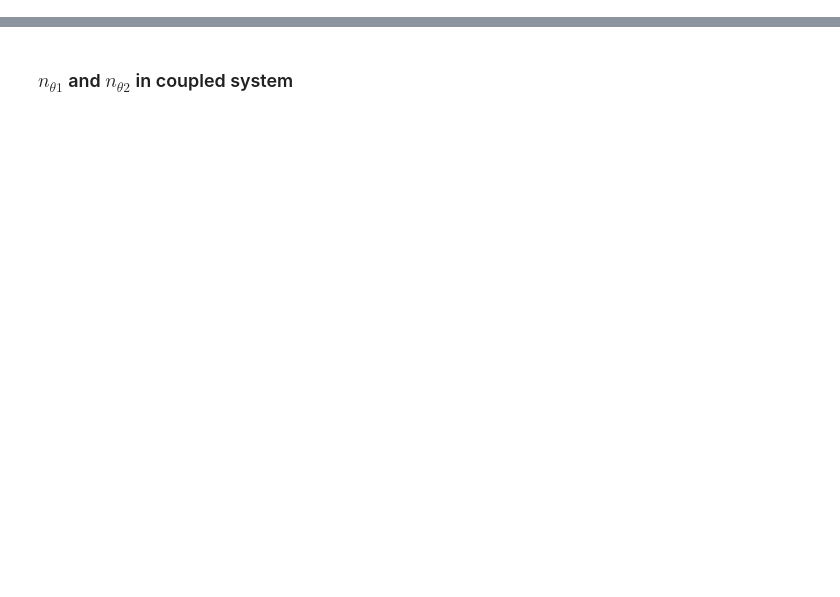
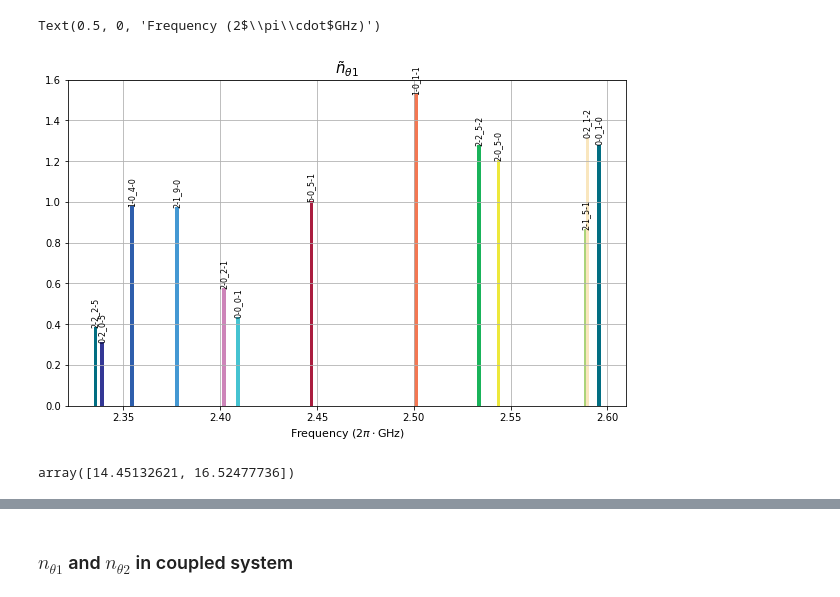
Before and after one commit to Zhenxing2020/two_qubit_gate_for_zero_pi_qubit, a Jupyter notebook: cz/cz_n_op.ipynb, the cells around one changed output, grey strips where cells are left out. Saved outputs shown, nothing was run; the diff lists cells and outputs as text; code cells hidden in the pictures; blank space fills up the shorter version.

```diff
--- a/cz/cz_n_op.ipynb
+++ b/cz/cz_n_op.ipynb
@@ -22,0 +145,4 @@ from IPython.display import display, Math
+# %%
+for i,j,k in zip(w_trans, n_trans, trans_int):
+    if xlims[0] < i/(2*np.pi) < xlims[1]:
+        print(f'{i},  {j},  {k}')
@@ -22,0 +195,33 @@ from IPython.display import display, Math
+# %%
+logi_state = ['0-0', '0-2', '2-0', '2-2', '1-0', '2-1', '5-0']
+state_interest = logi_state
+w_trans, n_trans, trans_int = get_w_trans(30, eval_tot, hspace_full, n_theta0_dress, state_interest)
+
+width = 0.8
+y_shift = 0.0
+state_overlap = ['47-91', '9-31']
+x_shift = [-0.3,-0.3]
+xlims = (2.3, 2.63)
+fig, ax = plt.subplots(figsize=(10, 6))
+
+for i in range(len(w_trans)):
+    if xlims[0] < w_trans[i]/(2*np.pi) < xlims[1]:
+        txt_label = str(trans_int[i][0]) + '_' + str(trans_int[i][1])
+        if trans_int[i] in [(0,7), (2,7)]:
+            ax.bar(w_trans[i]/(2*np.pi), n_trans[i], width=0.1, color='red', alpha=0.5)
+            ax.text(w_trans[i]/(2*np.pi), n_trans[i] +y_shift, txt_label, ha="center",
+                        va="bottom", rotation=90, fontsize=30, fontweight='bold', color='red', alpha=0.5)
+        else:
+            ax.bar(w_trans[i]/(2*np.pi), n_trans[i], width=0.002, alpha=1)
+            ax.text(w_trans[i]/(2*np.pi), n_trans[i] +y_shift, txt_label, ha="center", va="bottom", rotation=90, fontsize=8)
+ax.set_ylim(0, 1.6)
+ax.grid()
+ax.set_title(r'$\tilde{n}_{\theta 1}$', fontsize=15)
+ax.set_xlabel(r'Frequency (2$\pi\cdot$GHz)')
+# %% [output]
+Text(0.5, 0, 'Frequency (2$\\pi\\cdot$GHz)')
+[figure, added]
+# %%
+np.array([2.3, 2.63])* 2*np.pi
+# %% [output]
+array([14.45132621, 16.52477736])
```
Also changed, not shown: parts of 30 cells of this notebook, 2 other files.
